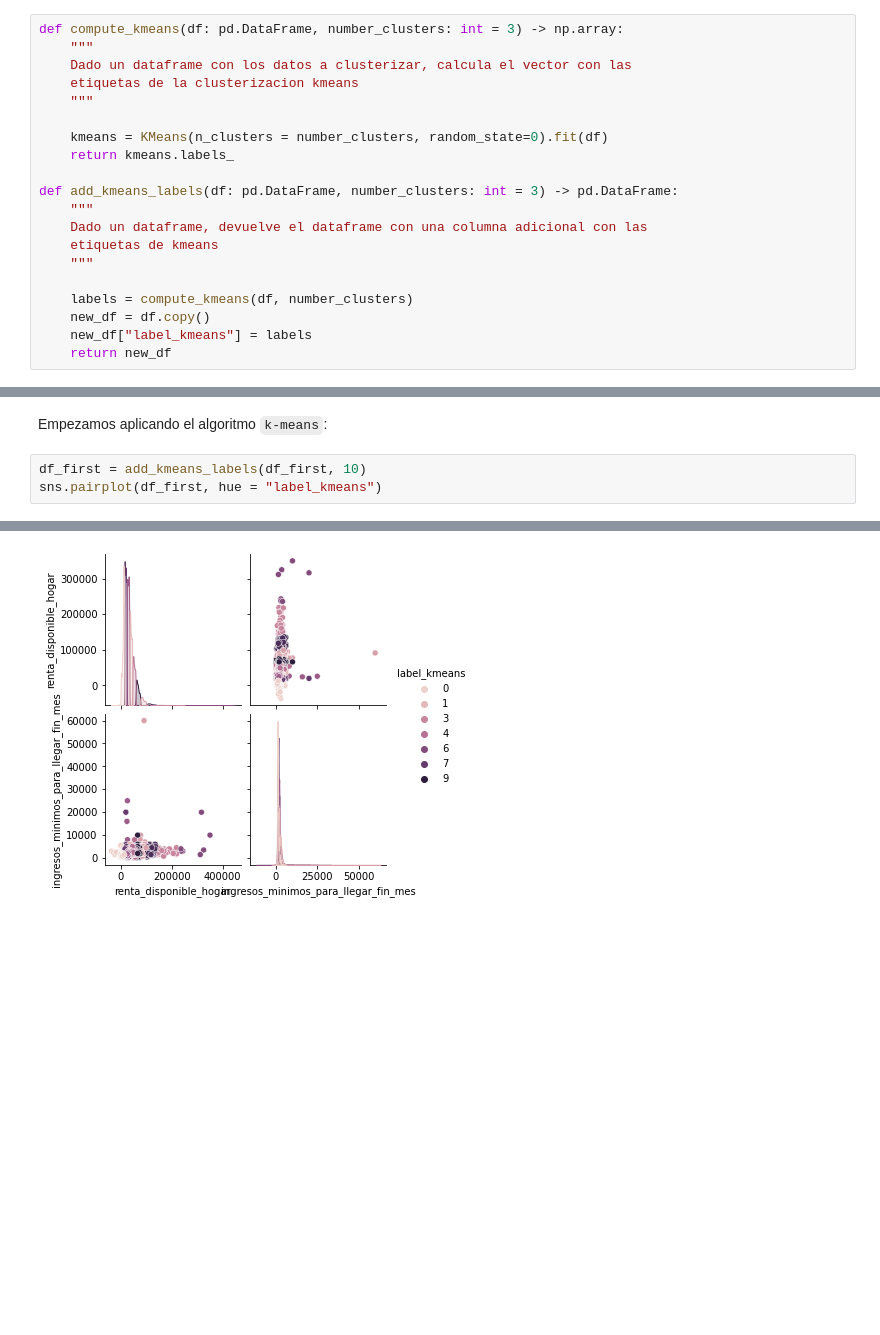
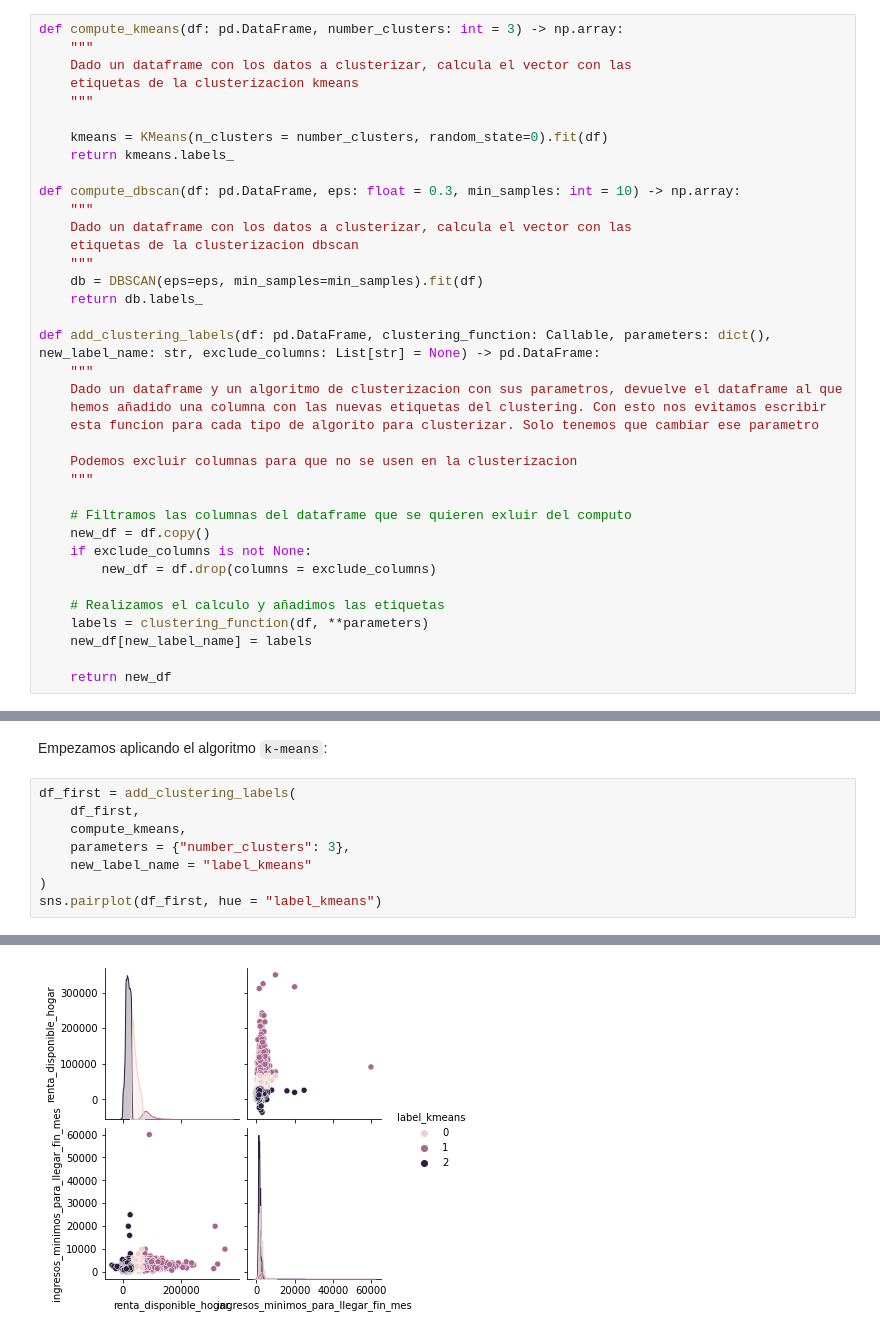
Before and after one commit to SergioQuijanoRey/PracticasInteligenciaNegocio, a Jupyter notebook: Práctica 2/Casos de estudio.ipynb, the cells around one changed output, grey strips where cells are left out. Saved outputs shown, nothing was run; the diff lists cells and outputs as text; blank space fills up the shorter version.

Commit message:
feat: añado el algoritmo dbscan para clusterizacion. Creo una funcion general para poder calcular las etiquetas con todos los algoritmos

```diff
--- a/Práctica 2/Casos de estudio.ipynb
+++ b/Práctica 2/Casos de estudio.ipynb
@@ -27,15 +33,32 @@ def compute_kmeans(df: pd.DataFrame, number_clusters: int = 3) -> np.array:
     kmeans = KMeans(n_clusters = number_clusters, random_state=0).fit(df)
     return kmeans.labels_
 
-def add_kmeans_labels(df: pd.DataFrame, number_clusters: int = 3) -> pd.DataFrame:
+def compute_dbscan(df: pd.DataFrame, eps: float = 0.3, min_samples: int = 10) -> np.array:
     """
-    Dado un dataframe, devuelve el dataframe con una columna adicional con las
-    etiquetas de kmeans
+    Dado un dataframe con los datos a clusterizar, calcula el vector con las
+    etiquetas de la clusterizacion dbscan
+    """
+    db = DBSCAN(eps=eps, min_samples=min_samples).fit(df)
+    return db.labels_
+
+def add_clustering_labels(df: pd.DataFrame, clustering_function: Callable, parameters: dict(), new_label_name: str, exclude_columns: List[str] = None) -> pd.DataFrame:
+    """
+    Dado un dataframe y un algoritmo de clusterizacion con sus parametros, devuelve el dataframe al que
+    hemos añadido una columna con las nuevas etiquetas del clustering. Con esto nos evitamos escribir
+    esta funcion para cada tipo de algorito para clusterizar. Solo tenemos que cambiar ese parametro
+
+    Podemos excluir columnas para que no se usen en la clusterizacion
     """
 
-    labels = compute_kmeans(df, number_clusters)
+    # Filtramos las columnas del dataframe que se quieren exluir del computo
     new_df = df.copy()
-    new_df["label_kmeans"] = labels
+    if exclude_columns is not None:
+        new_df = df.drop(columns = exclude_columns)
+
+    # Realizamos el calculo y añadimos las etiquetas
+    labels = clustering_function(df, **parameters)
+    new_df[new_label_name] = labels
+
     return new_df
 # %% [markdown]
 # Filtrado previo del dataset global
@@ -265,8 +288,13 @@ sns.pairplot(df_first)
 # %% [markdown]
 Empezamos aplicando el algoritmo `k-means`:
 # %%
-df_first = add_kmeans_labels(df_first, 10)
+df_first = add_clustering_labels(
+    df_first,
+    compute_kmeans,
+    parameters = {"number_clusters": 3},
+    new_label_name = "label_kmeans"
+)
 sns.pairplot(df_first, hue = "label_kmeans")
 # %% [output]
 <seaborn.axisgrid.PairGrid at 0x...>
-[figure, old version]
+[figure, new version]
```
Also changed, not shown: parts of 4 cells of this notebook.
